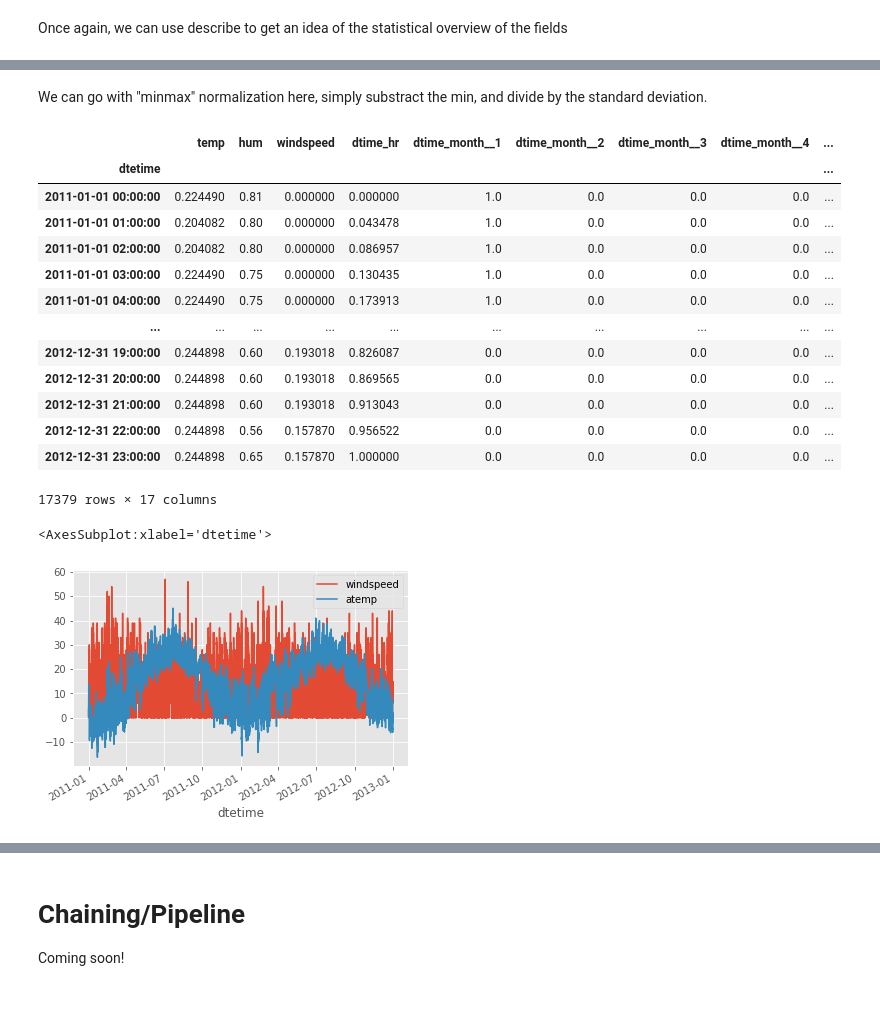
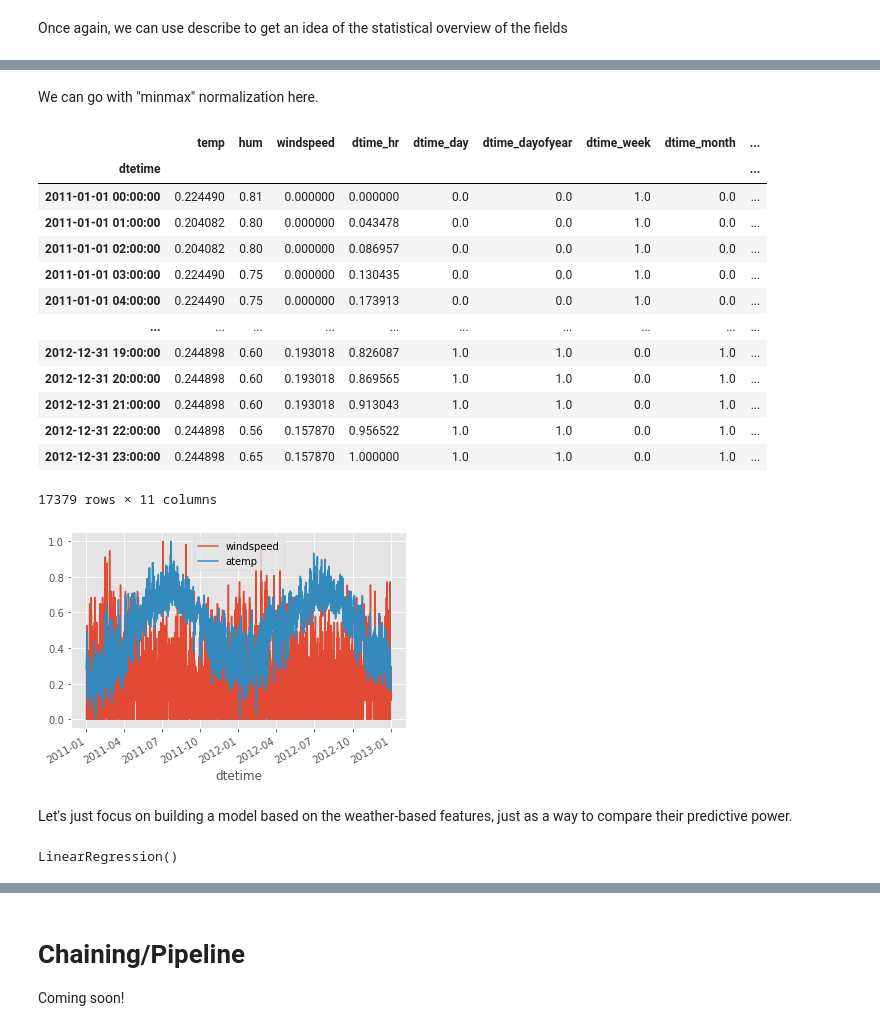
Before and after one commit to jdonaldson/mlearn_510c, a Jupyter notebook: notebooks/Week 5 - Model Building Part 2.ipynb, the cells around one changed output, grey strips where cells are left out. Drawn from its saved outputs; the diff is of its cells as text; code cells hidden in the pictures; blank space fills up the shorter version.

```diff
--- a/notebooks/Week 5 - Model Building Part 2.ipynb
+++ b/notebooks/Week 5 - Model Building Part 2.ipynb
@@ -118,5 +115,0 @@ Let's create some dummy features from our engineered "dtime_month" column, and g
-# %%
-onehot = pd.get_dummies(dat.dtime_month, prefix="dtime_month_")
-dat = pd.concat([dat.drop(["dtime_month"], axis=1),onehot], axis=1)
-dat = dat.drop(["dtime_day","dtime_dayofyear","dtime_week", "dtime_quarter", "dtime_year"], axis=1)
-dat
@@ -216,5 +191,5 @@ dat.describe()
 # %% [markdown]
-We can go with "minmax" normalization here, simply substract the min, and divide by the standard deviation.
+We can go with "minmax" normalization here.
 # %%
 from sklearn import preprocessing
 
@@ -222,25 +197,26 @@ mm = preprocessing.MinMaxScaler()
 target = dat.cnt
 train = dat.drop(["cnt","registered","casual"], axis=1)
 mm.fit(train)
-norm_train= pd.DataFrame(mm.transform(train.values), columns=train.columns, index=train.index)
+norm_train = pd.DataFrame(mm.transform(train.values), columns=train.columns, index=train.index)
 norm_train
 # %% [output]
-|  | temp | hum | windspeed | dtime_hr | dtime_month__1 | dtime_month__2 | dtime_month__3 | dtime_month__4 | ... |
+|  | temp | hum | windspeed | dtime_hr | dtime_day | dtime_dayofyear | dtime_week | dtime_month | ... |
 | dtetime |  |  |  |  |  |  |  |  | ... |
-| 2011-01-01 00:00:00 | 0.224490 | 0.81 | 0.000000 | 0.000000 | 1.0 | 0.0 | 0.0 | 0.0 | ... |
-| 2011-01-01 01:00:00 | 0.204082 | 0.80 | 0.000000 | 0.043478 | 1.0 | 0.0 | 0.0 | 0.0 | ... |
-| 2011-01-01 02:00:00 | 0.204082 | 0.80 | 0.000000 | 0.086957 | 1.0 | 0.0 | 0.0 | 0.0 | ... |
-| 2011-01-01 03:00:00 | 0.224490 | 0.75 | 0.000000 | 0.130435 | 1.0 | 0.0 | 0.0 | 0.0 | ... |
-| 2011-01-01 04:00:00 | 0.224490 | 0.75 | 0.000000 | 0.173913 | 1.0 | 0.0 | 0.0 | 0.0 | ... |
+| 2011-01-01 00:00:00 | 0.224490 | 0.81 | 0.000000 | 0.000000 | 0.0 | 0.0 | 1.0 | 0.0 | ... |
+| 2011-01-01 01:00:00 | 0.204082 | 0.80 | 0.000000 | 0.043478 | 0.0 | 0.0 | 1.0 | 0.0 | ... |
+| 2011-01-01 02:00:00 | 0.204082 | 0.80 | 0.000000 | 0.086957 | 0.0 | 0.0 | 1.0 | 0.0 | ... |
+| 2011-01-01 03:00:00 | 0.224490 | 0.75 | 0.000000 | 0.130435 | 0.0 | 0.0 | 1.0 | 0.0 | ... |
+| 2011-01-01 04:00:00 | 0.224490 | 0.75 | 0.000000 | 0.173913 | 0.0 | 0.0 | 1.0 | 0.0 | ... |
 | ... | ... | ... | ... | ... | ... | ... | ... | ... | ... |
-| 2012-12-31 19:00:00 | 0.244898 | 0.60 | 0.193018 | 0.826087 | 0.0 | 0.0 | 0.0 | 0.0 | ... |
-| 2012-12-31 20:00:00 | 0.244898 | 0.60 | 0.193018 | 0.869565 | 0.0 | 0.0 | 0.0 | 0.0 | ... |
-| 2012-12-31 21:00:00 | 0.244898 | 0.60 | 0.193018 | 0.913043 | 0.0 | 0.0 | 0.0 | 0.0 | ... |
-| 2012-12-31 22:00:00 | 0.244898 | 0.56 | 0.157870 | 0.956522 | 0.0 | 0.0 | 0.0 | 0.0 | ... |
-| 2012-12-31 23:00:00 | 0.244898 | 0.65 | 0.157870 | 1.000000 | 0.0 | 0.0 | 0.0 | 0.0 | ... |
+| 2012-12-31 19:00:00 | 0.244898 | 0.60 | 0.193018 | 0.826087 | 1.0 | 1.0 | 0.0 | 1.0 | ... |
+| 2012-12-31 20:00:00 | 0.244898 | 0.60 | 0.193018 | 0.869565 | 1.0 | 1.0 | 0.0 | 1.0 | ... |
+| 2012-12-31 21:00:00 | 0.244898 | 0.60 | 0.193018 | 0.913043 | 1.0 | 1.0 | 0.0 | 1.0 | ... |
+| 2012-12-31 22:00:00 | 0.244898 | 0.56 | 0.157870 | 0.956522 | 1.0 | 1.0 | 0.0 | 1.0 | ... |
+| 2012-12-31 23:00:00 | 0.244898 | 0.65 | 0.157870 | 1.000000 | 1.0 | 1.0 | 0.0 | 1.0 | ... |
-17379 rows × 17 columns
+17379 rows × 11 columns
 # %%
-train[["windspeed", "atemp"]].plot()
+norm_train[["windspeed", "atemp"]].plot();
 # %% [output]
-<AxesSubplot:xlabel='dtetime'>
-[figure, old version]
+[figure, new version]
+# %% [markdown]
+Let's just focus on building a model based on the weather-based features, just as a way to compare their predictive power.
@@ -246,0 +232,6 @@ train[["windspeed", "atemp"]].plot()
+# %%
+from sklearn.linear_model import LinearRegression
+model = LinearRegression()
+model.fit(X_train, y_train)
+# %% [output]
+LinearRegression()
```
Also changed, not shown: parts of 10 cells of this notebook.
